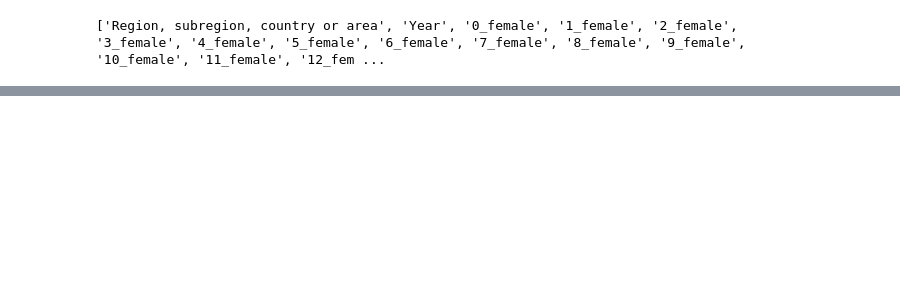
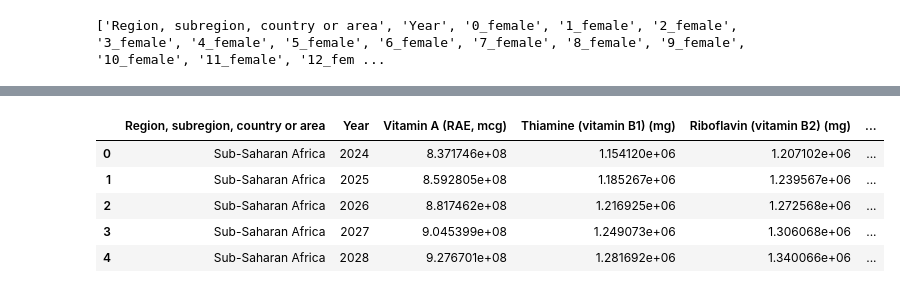
Before and after one commit to kocsigabor99/MAJOR-CROPS-FAODATA, a Jupyter notebook: Population, Fertility, Nutrition.ipynb, the cells around one changed output, grey strips where cells are left out. Cells and saved outputs as stored; diff of their text form; code cells hidden in the pictures; blank space fills up the shorter version.

```diff
--- a/Population, Fertility, Nutrition.ipynb
+++ b/Population, Fertility, Nutrition.ipynb
@@ -131 +163,10 @@ print(lesotho_2022)
+# %%
+# Create a copy of the DataFrame to apply scaling
+scaled_df = rounded_df.copy()
+
+# Define columns to scale (pregnant and breastfeeding columns)
+columns_to_scale = [f'Pregnant_{age}' for age in range(9, 53)] + [f'Breastfeeding_{age}' for age in range(11, 56)]
+
+# Scale the specified columns by dividing by 1000
+scaled_df[columns_to_scale] /= 1000
 # %%
@@ -156,7 +201,7 @@ merged_df.drop(columns_to_save, axis=1, inplace=True)
 merge_keys = ['Region, subregion, country or area', 'Year',]
 
 # Perform inner merge on the common keys
-merged_data = pd.merge(merged_df, df_male, on=merge_keys, suffixes=('_female', '_male'))
+merged_data = pd.merge(scaled_df, df_male, on=merge_keys, suffixes=('_female', '_male'))
 # %%
 # Assuming merged_data is your DataFrame with the specified columns
 merged_data = merged_data.drop(columns=['Gender_female', 'Gender_male'])
@@ -391,0 +526,9 @@ Error:
+# %%
+# Specify the columns to exclude from multiplication
+exclude_columns = ['Region, subregion, country or area', 'Year']
+
+# Multiply all other columns by 1000
+result_sum_df.loc[:, ~result_sum_df.columns.isin(exclude_columns)] *= 1000
+
+# Display the updated DataFrame
+print(result_sum_df.head())
@@ -391,0 +580,39 @@ Error:
+# %%
+# Define the mapping for column renaming
+column_mapping = {
+    'Vitamin A': 'Vitamin A (RAE, mcg)',
+    'Vitamin B1': 'Thiamine (vitamin B1) (mg)',
+    'Vitamin B2': 'Riboflavin (vitamin B2) (mg)',
+    'Vitamin B3': 'Niacin equivalents or [niacin, preformed] (vitamin B3) (mg)',
+    'Vitamin B6': 'Vitamin B6 (mg)',
+    'Vitamin B9': 'Folate, total or [folate, sum of vitamers] (vitamin B9) (mcg)',
+    'Vitamin B12': 'Vitamin B12 (mcg)',
+    'Vitamin C': 'Vitamin C (mg)',
+    'Vitamin E': 'Vitamin E (expressed in alpha-tocopherol equivalents) or [alpha-tocopherol] (mg)',
+    'Calcium': 'Calcium (mg)',
+    'Copper': 'Copper (mg)',
+    'Iron heme': 'Iron (mg)',
+    'Magnesium': 'Magnesium (mg)',
+    'Phosporus': 'Phosphorus (mg)',
+    'Potassium': 'Potassium (mg)',
+    'Zinc': 'Zinc (mg)'
+}
+
+# Select columns to keep based on the mapping, add region and year columns
+columns_to_keep = ['Region, subregion, country or area', 'Year'] + list(column_mapping.keys())
+
+# Filter the DataFrame to keep only necessary columns
+result_sum_adj_df = result_sum_df[columns_to_keep]
+
+# Rename columns based on the mapping
+result_sum_adj_df = result_sum_adj_df.rename(columns=column_mapping)
+
+# Display the adjusted DataFrame
+result_sum_adj_df.head()
+# %% [output]
+|  | Region, subregion, country or area | Year | Vitamin A (RAE, mcg) | Thiamine (vitamin B1) (mg) | Riboflavin (vitamin B2) (mg) | ... |
+| 0 | Sub-Saharan Africa | 2024 | 8.371746e+08 | 1.154120e+06 | 1.207102e+06 | ... |
+| 1 | Sub-Saharan Africa | 2025 | 8.592805e+08 | 1.185267e+06 | 1.239567e+06 | ... |
+| 2 | Sub-Saharan Africa | 2026 | 8.817462e+08 | 1.216925e+06 | 1.272568e+06 | ... |
+| 3 | Sub-Saharan Africa | 2027 | 9.045399e+08 | 1.249073e+06 | 1.306068e+06 | ... |
+| 4 | Sub-Saharan Africa | 2028 | 9.276701e+08 | 1.281692e+06 | 1.340066e+06 | ... |
```
Also changed, not shown: parts of 23 cells of this notebook, 33 other files.
